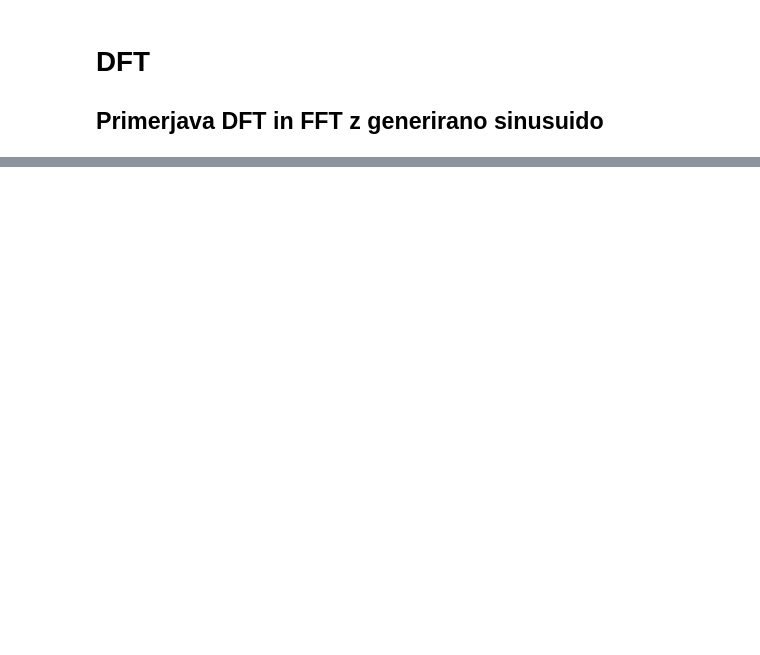
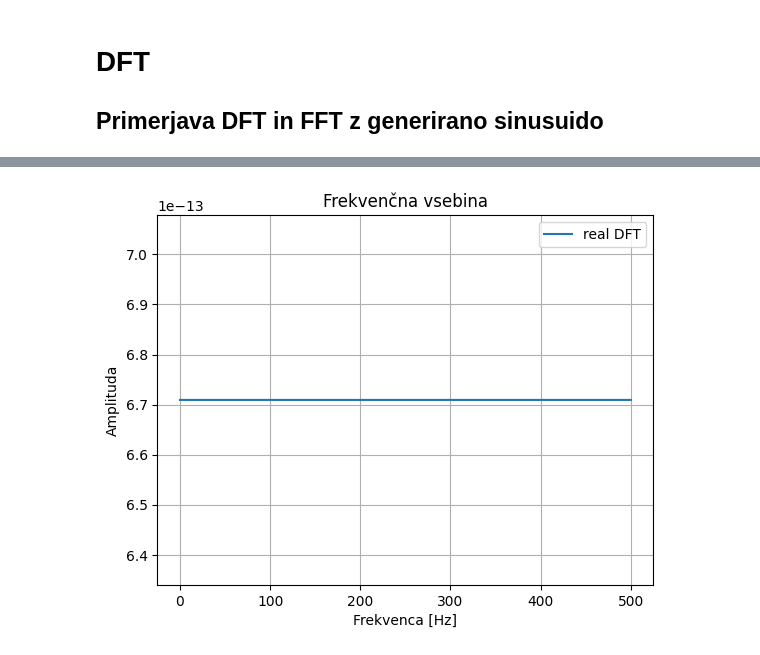
Before and after one commit to IgorPolajzer/ROSiS_Vaja2_DFT, a Jupyter notebook: porocilo.ipynb, the cells around one changed output, grey strips where cells are left out. Saved outputs shown, nothing was run; the diff lists cells and outputs as text; code cells hidden in the pictures; blank space fills up the shorter version.

```diff
--- a/porocilo.ipynb
+++ b/porocilo.ipynb
@@ -25,0 +55,7 @@ plot_dft_and_fft(y_fft, y_dft, T, Fs)
+# %%
+freq = generate_frequency(1.0, 20, 0.0, T, Fs)
+real_freq = generate_frequency(1.0, 200, 0.0, T, Fs)
+y_dft = real_sin_dft(freq, Fs, T, real_freq, MAX_FREQS)
+plot_analasys(y_dft, Fs, T, 'real DFT')
+# %% [output]
+[figure, added]
```
Also changed, not shown: parts of 13 cells of this notebook, 20 other files.
